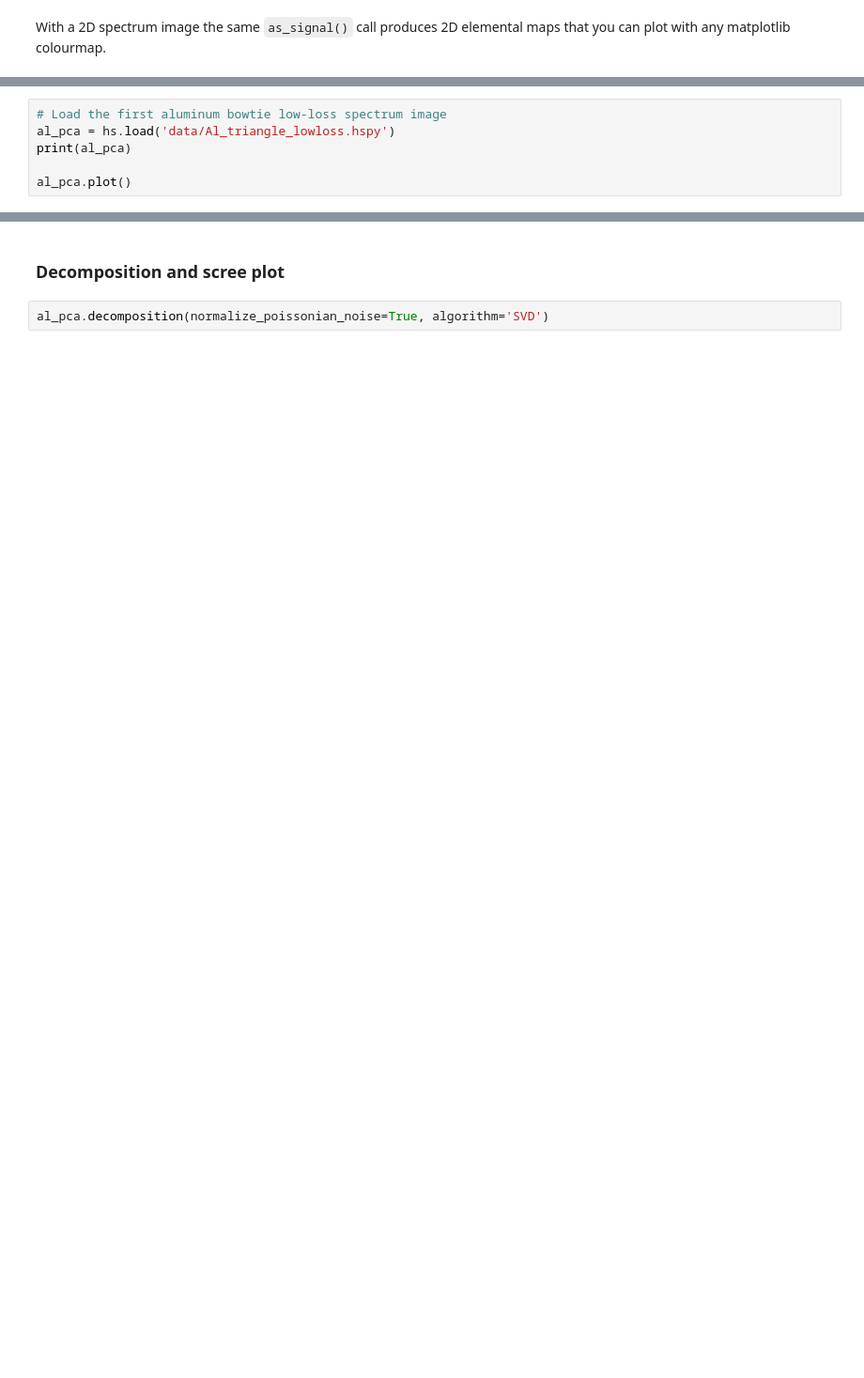
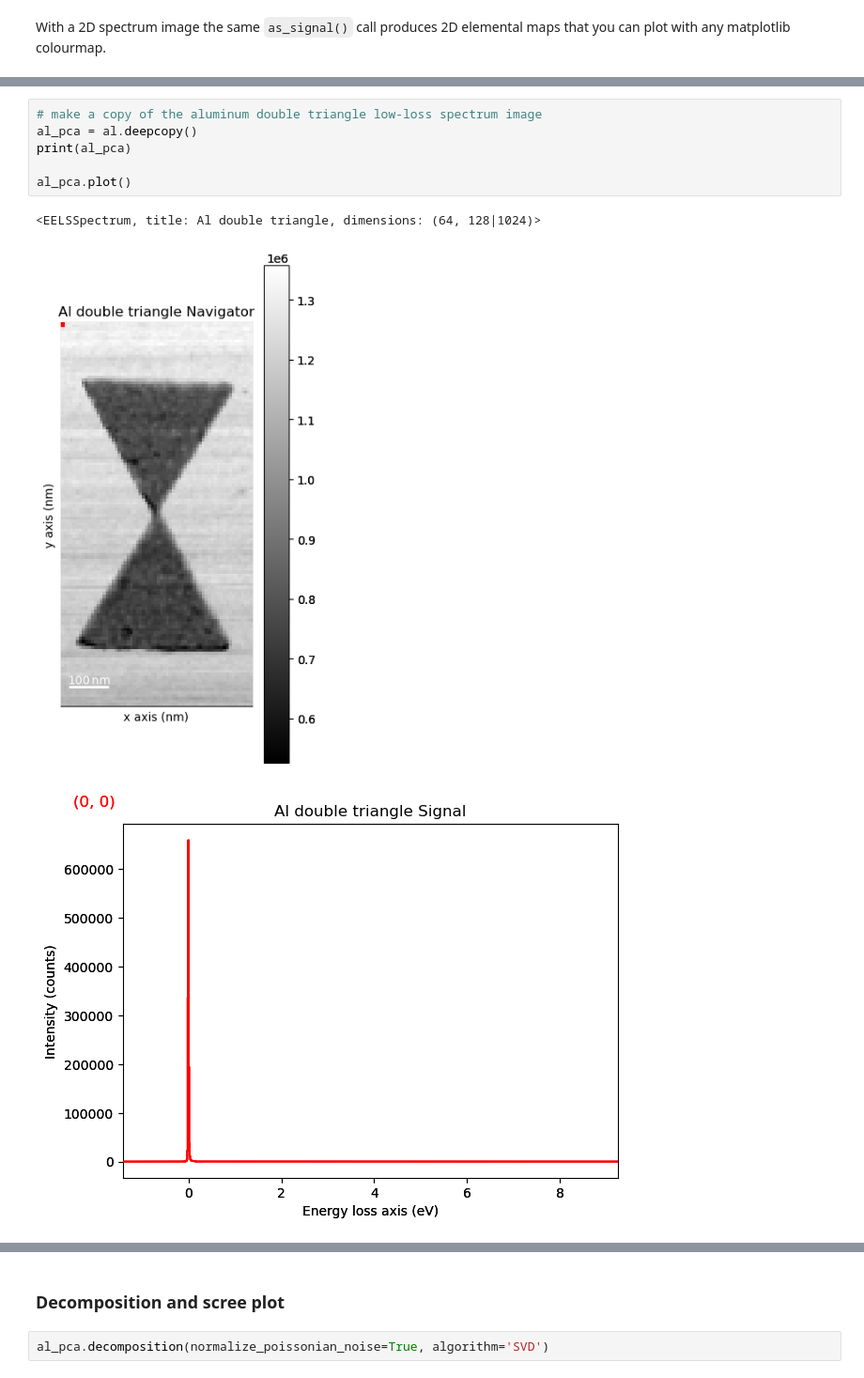
Before and after one commit to hcnerl/DPG2026-Tutorial, a Jupyter notebook: DPG26_3_eXSpy.ipynb, the cells around one changed output, grey strips where cells are left out. Shown at 94% size. Drawn from its saved outputs; the diff is of its cells as text; blank space fills up the shorter version.

```diff
--- a/DPG26_3_eXSpy.ipynb
+++ b/DPG26_3_eXSpy.ipynb
@@ -545,8 +641,12 @@ has moderate noise from the short pixel dwell time used during acquisition.
 
 NOte: Before decomposition, the ZLP had already been aligned here.
 # %%
-# Load the first aluminum bowtie low-loss spectrum image
-al_pca = hs.load('data/Al_triangle_lowloss.hspy')
+# make a copy of the aluminum double triangle low-loss spectrum image
+al_pca = al.deepcopy()
 print(al_pca)
 
 al_pca.plot()
+# %% [output]
+<EELSSpectrum, title: Al double triangle, dimensions: (64, 128|1024)>
+[figure, added]
+[figure, added]
```
Also changed, not shown: parts of 75 cells of this notebook.
